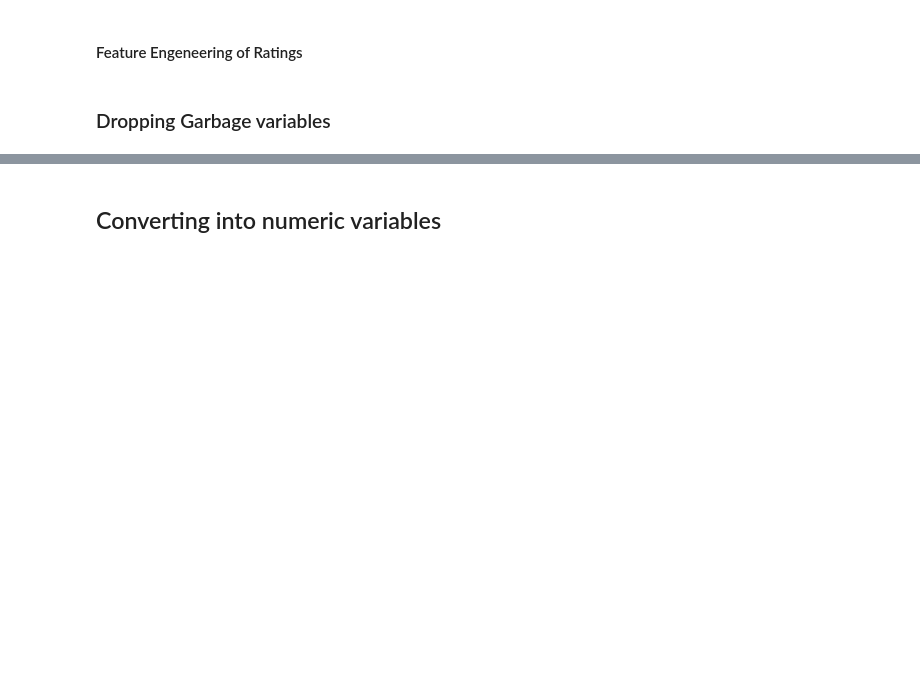
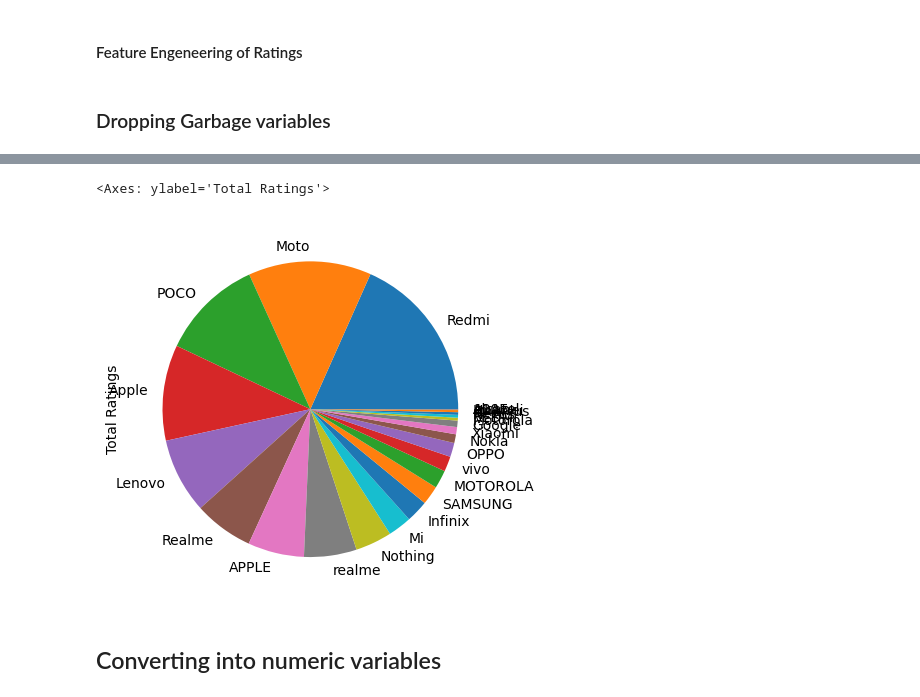
Before and after one commit to Trilokesh-Praxis-2023/Mobile-Price-Prediction, a Jupyter notebook: mobile-price-prediction.ipynb, the cells around one changed output, grey strips where cells are left out. Drawn from its saved outputs; the diff is of its cells as text; code cells hidden in the pictures; blank space fills up the shorter version.

```diff
--- a/mobile-price-prediction.ipynb
+++ b/mobile-price-prediction.ipynb
@@ -188,3 +235,8 @@ df.drop(['Back/Rare Camera','Number of Ratings','ROM/Storage','RAM', 'Front Came
+# %%
+df.groupby('Company_Name')['Total Ratings'].mean().sort_values(ascending=False).plot(kind='pie')
+# %% [output]
+<Axes: ylabel='Total Ratings'>
+[figure, added]
 # %% [markdown]
 ## Converting into numeric variables
 # %%
```
Also changed, not shown: parts of 4 cells of this notebook.
